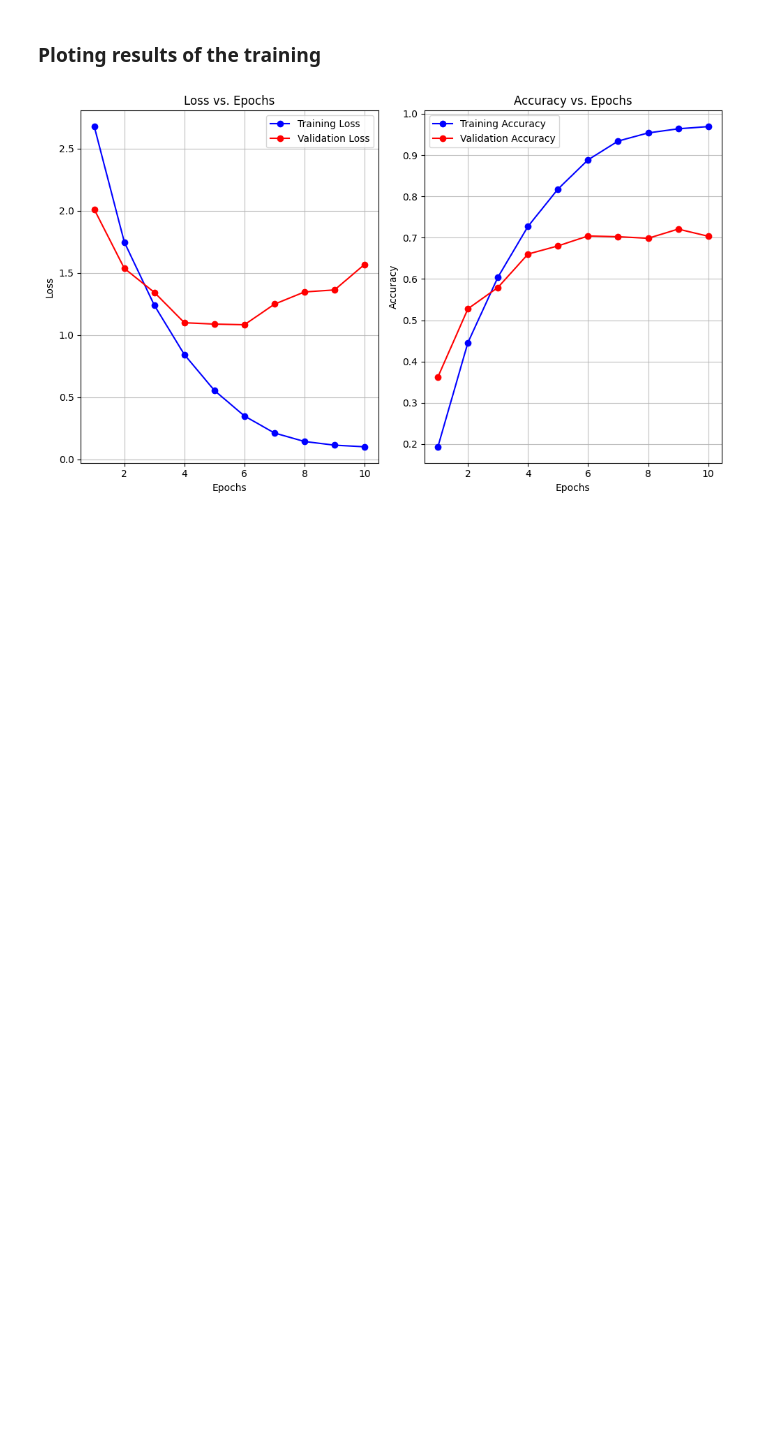
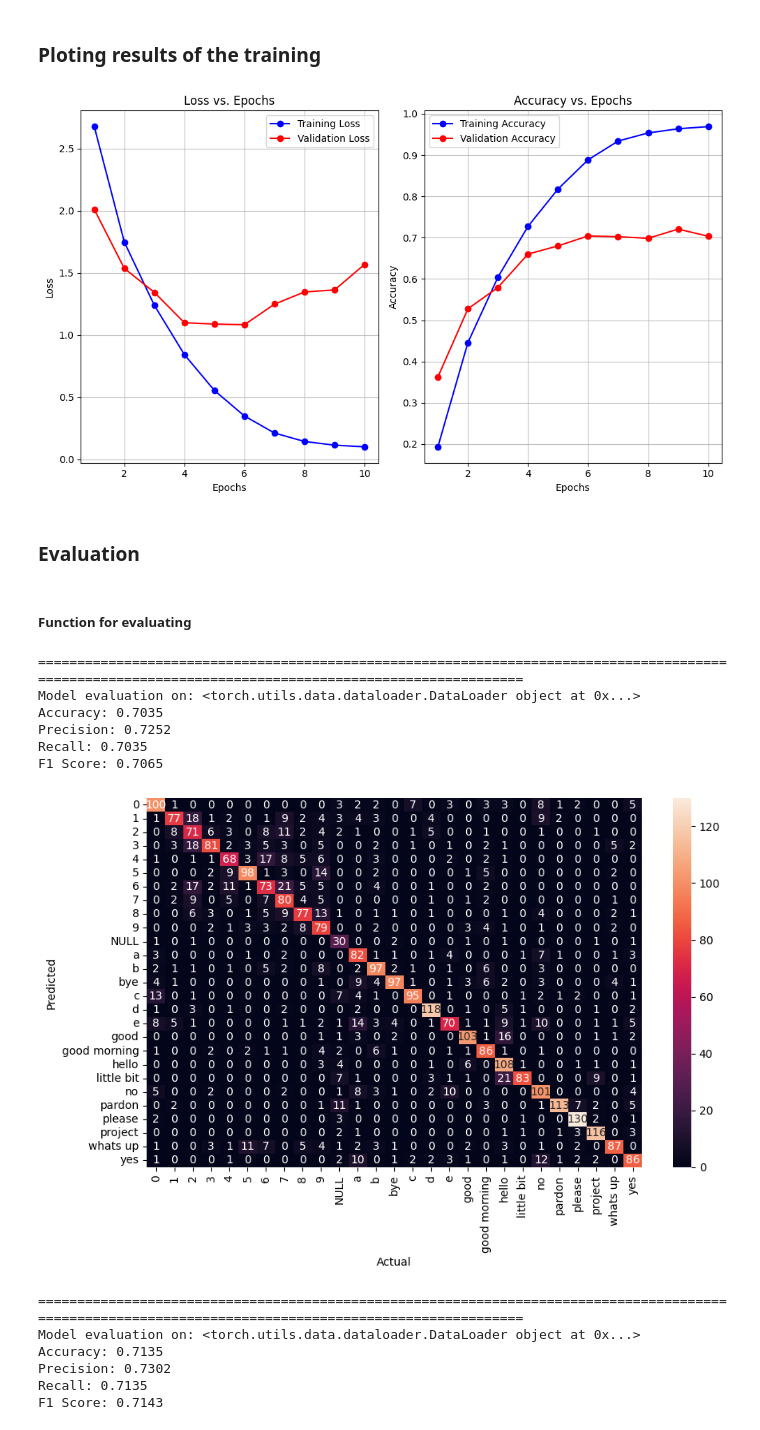
Before and after one commit to bojaanaa11/MU_sign_language_classification, a Jupyter notebook: 02 - Model 1 - Training and Evaluation.ipynb, the cells around one changed output. Cells and saved outputs as stored; diff of their text form; code cells hidden in the pictures; blank space fills up the shorter version.

Commit message:
[Model1] Evaluating done

```diff
--- a/02 - Model 1 - Training and Evaluation.ipynb
+++ b/02 - Model 1 - Training and Evaluation.ipynb
@@ -30,3 +30,6 @@ y = np.load("../dataset/Y.npy")
 X.shape, y.shape
 # %% [output]
 ((22801, 128, 128, 3), (22801, 1))
+# %%
+classes_names = np.unique(y)
+classes_names
@@ -409,3 +417,7 @@ def plot_training_curves(train_losses, train_accuracies, valid_losses, valid_acc
 plot_training_curves(train_losses, train_accuracies, valid_losses, valid_accuracies)
 # %% [output]
 [figure]
+# %% [markdown]
+### Evaluation
+# %% [markdown]
+##### Function for evaluating
@@ -411,0 +492,20 @@ plot_training_curves(train_losses, train_accuracies, valid_losses, valid_accurac
+# %%
+# Evaluate on validation and test sets
+print("="*150)
+valid_loss, valid_accuracy = evaluate(model, criterion, valid_loader, multiclass=True)
+print("="*150)
+test_loss, test_accuracy = evaluate(model, criterion, test_loader, multiclass=True)
+# %% [output]
+======================================================================================================================================================
+Model evaluation on: <torch.utils.data.dataloader.DataLoader object at 0x...>
+Accuracy: 0.7035
+Precision: 0.7252
+Recall: 0.7035
+F1 Score: 0.7065
+[figure, added]
+======================================================================================================================================================
+Model evaluation on: <torch.utils.data.dataloader.DataLoader object at 0x...>
+Accuracy: 0.7135
+Precision: 0.7302
+Recall: 0.7135
+F1 Score: 0.7143
```
Also changed, not shown: parts of 4 cells of this notebook.
